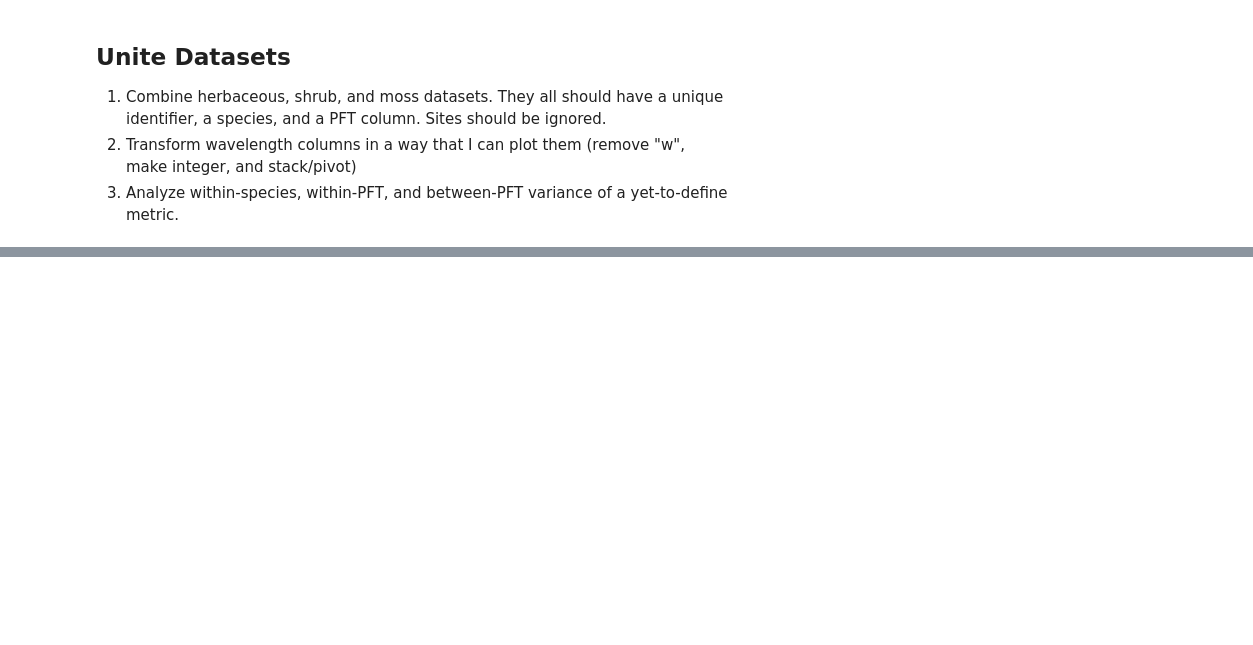
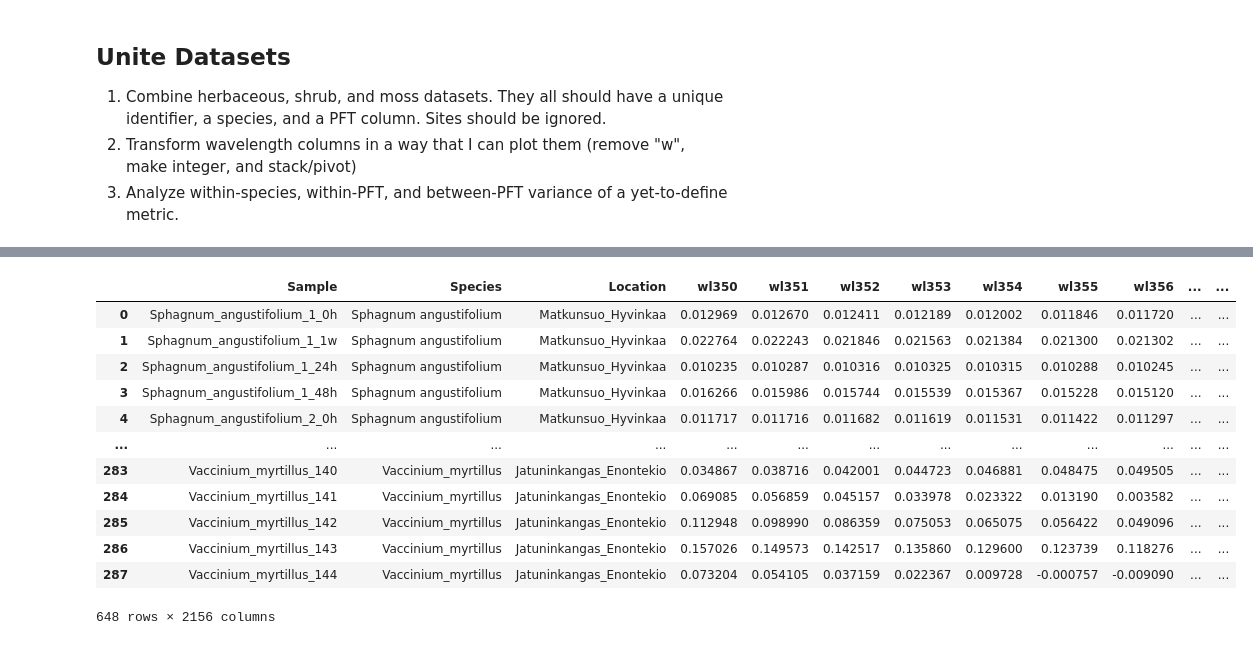
Before and after one commit to Ria-boe/hyperspectral, a Jupyter notebook: compare_species_PFTs.ipynb, the cells around one changed output, grey strips where cells are left out. Cells and saved outputs as stored; diff of their text form; code cells hidden in the pictures; blank space fills up the shorter version.

```diff
--- a/compare_species_PFTs.ipynb
+++ b/compare_species_PFTs.ipynb
@@ -164,0 +252,16 @@ _lit
+# %%
+pd.concat([sph, vas])
+# %% [output]
+|  | Sample | Species | Location | wl350 | wl351 | wl352 | wl353 | wl354 | wl355 | wl356 | ... | ... |
+| 0 | Sphagnum_angustifolium_1_0h | Sphagnum angustifolium | Matkunsuo_Hyvinkaa | 0.012969 | 0.012670 | 0.012411 | 0.012189 | 0.012002 | 0.011846 | 0.011720 | ... | ... |
+| 1 | Sphagnum_angustifolium_1_1w | Sphagnum angustifolium | Matkunsuo_Hyvinkaa | 0.022764 | 0.022243 | 0.021846 | 0.021563 | 0.021384 | 0.021300 | 0.021302 | ... | ... |
+| 2 | Sphagnum_angustifolium_1_24h | Sphagnum angustifolium | Matkunsuo_Hyvinkaa | 0.010235 | 0.010287 | 0.010316 | 0.010325 | 0.010315 | 0.010288 | 0.010245 | ... | ... |
+| 3 | Sphagnum_angustifolium_1_48h | Sphagnum angustifolium | Matkunsuo_Hyvinkaa | 0.016266 | 0.015986 | 0.015744 | 0.015539 | 0.015367 | 0.015228 | 0.015120 | ... | ... |
+| 4 | Sphagnum_angustifolium_2_0h | Sphagnum angustifolium | Matkunsuo_Hyvinkaa | 0.011717 | 0.011716 | 0.011682 | 0.011619 | 0.011531 | 0.011422 | 0.011297 | ... | ... |
+| ... | ... | ... | ... | ... | ... | ... | ... | ... | ... | ... | ... | ... |
+| 283 | Vaccinium_myrtillus_140 | Vaccinium_myrtillus | Jatuninkangas_Enontekio | 0.034867 | 0.038716 | 0.042001 | 0.044723 | 0.046881 | 0.048475 | 0.049505 | ... | ... |
+| 284 | Vaccinium_myrtillus_141 | Vaccinium_myrtillus | Jatuninkangas_Enontekio | 0.069085 | 0.056859 | 0.045157 | 0.033978 | 0.023322 | 0.013190 | 0.003582 | ... | ... |
+| 285 | Vaccinium_myrtillus_142 | Vaccinium_myrtillus | Jatuninkangas_Enontekio | 0.112948 | 0.098990 | 0.086359 | 0.075053 | 0.065075 | 0.056422 | 0.049096 | ... | ... |
+| 286 | Vaccinium_myrtillus_143 | Vaccinium_myrtillus | Jatuninkangas_Enontekio | 0.157026 | 0.149573 | 0.142517 | 0.135860 | 0.129600 | 0.123739 | 0.118276 | ... | ... |
+| 287 | Vaccinium_myrtillus_144 | Vaccinium_myrtillus | Jatuninkangas_Enontekio | 0.073204 | 0.054105 | 0.037159 | 0.022367 | 0.009728 | -0.000757 | -0.009090 | ... | ... |
+648 rows × 2156 columns
```
Also changed, not shown: parts of 6 cells of this notebook.
